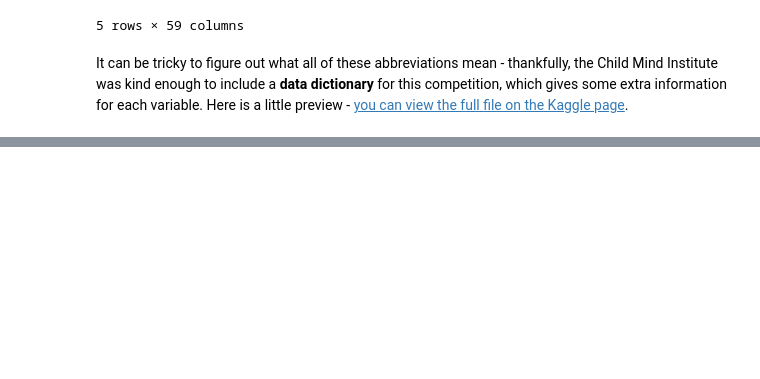
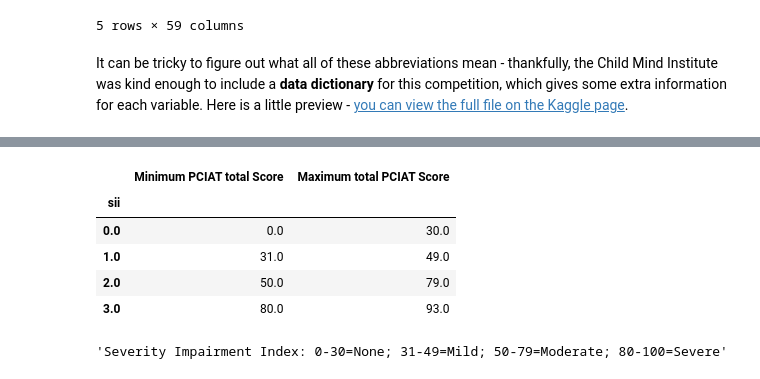
Before and after one commit to tomragus/CMI-PIU-Model, a Jupyter notebook: notebooks/CMI-PIU_draft2.ipynb, the cells around one changed output, grey strips where cells are left out. Cells and saved outputs as stored; diff of their text form; code cells hidden in the pictures; blank space fills up the shorter version.

```diff
--- a/notebooks/CMI-PIU_draft2.ipynb
+++ b/notebooks/CMI-PIU_draft2.ipynb
@@ -120,0 +197,17 @@ from matplotlib.colors import ListedColormap
+# %%
+# calculate max and min
+pciat_min_max = train.groupby('sii')['PCIAT-PCIAT_Total'].agg(['min', 'max'])
+pciat_min_max = pciat_min_max.rename(columns={'min': 'Minimum PCIAT total Score', 'max': 'Maximum total PCIAT Score'})
+pciat_min_max
+# %% [output]
+|  | Minimum PCIAT total Score | Maximum total PCIAT Score |
+| sii |  |  |
+| 0.0 | 0.0 | 30.0 |
+| 1.0 | 31.0 | 49.0 |
+| 2.0 | 50.0 | 79.0 |
+| 3.0 | 80.0 | 93.0 |
+# %%
+# display range for each level of severity
+data_dict[data_dict['Field'] == 'PCIAT-PCIAT_Total']['Value Labels'].iloc[0]
+# %% [output]
+'Severity Impairment Index: 0-30=None; 31-49=Mild; 50-79=Moderate; 80-100=Severe'
```
Also changed, not shown: parts of 10 cells of this notebook.
